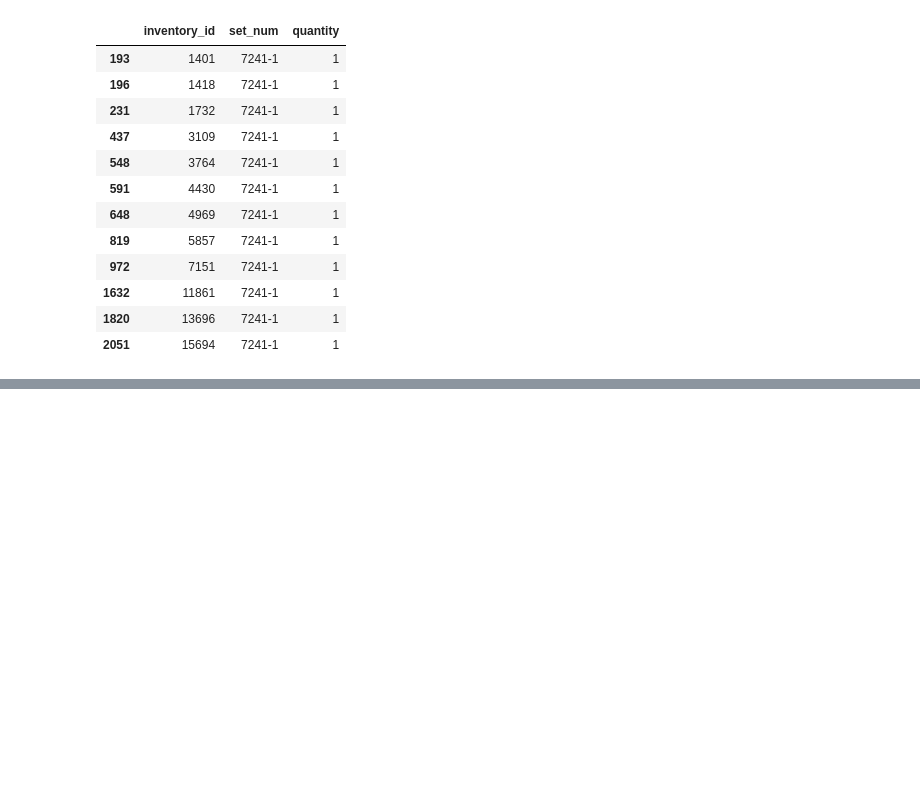
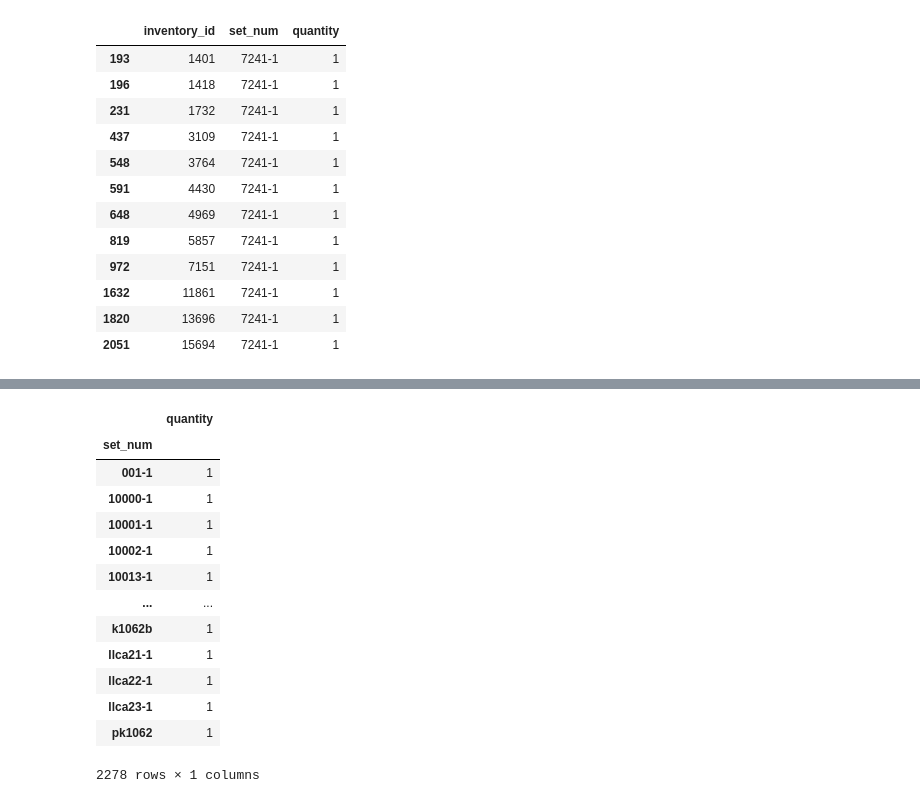
Before and after one commit to oscardbocanegra/udemy, a Jupyter notebook: analisis_datos/merging_dataframes.ipynb, the cells around one changed output, grey strips where cells are left out. Drawn from its saved outputs; the diff is of its cells as text; code cells hidden in the pictures; blank space fills up the shorter version.

```diff
--- a/analisis_datos/merging_dataframes.ipynb
+++ b/analisis_datos/merging_dataframes.ipynb
@@ -373,0 +413,17 @@ inventory_set.query("set_num =='7241-1'")
+# %%
+inventory_set.get(['set_num', 'quantity']).groupby('set_num').sum()
+# %% [output]
+|  | quantity |
+| set_num |  |
+| 001-1 | 1 |
+| 10000-1 | 1 |
+| 10001-1 | 1 |
+| 10002-1 | 1 |
+| 10013-1 | 1 |
+| ... | ... |
+| k1062b | 1 |
+| llca21-1 | 1 |
+| llca22-1 | 1 |
+| llca23-1 | 1 |
+| pk1062 | 1 |
+2278 rows × 1 columns
```
Also changed, not shown: parts of 6 cells of this notebook.
